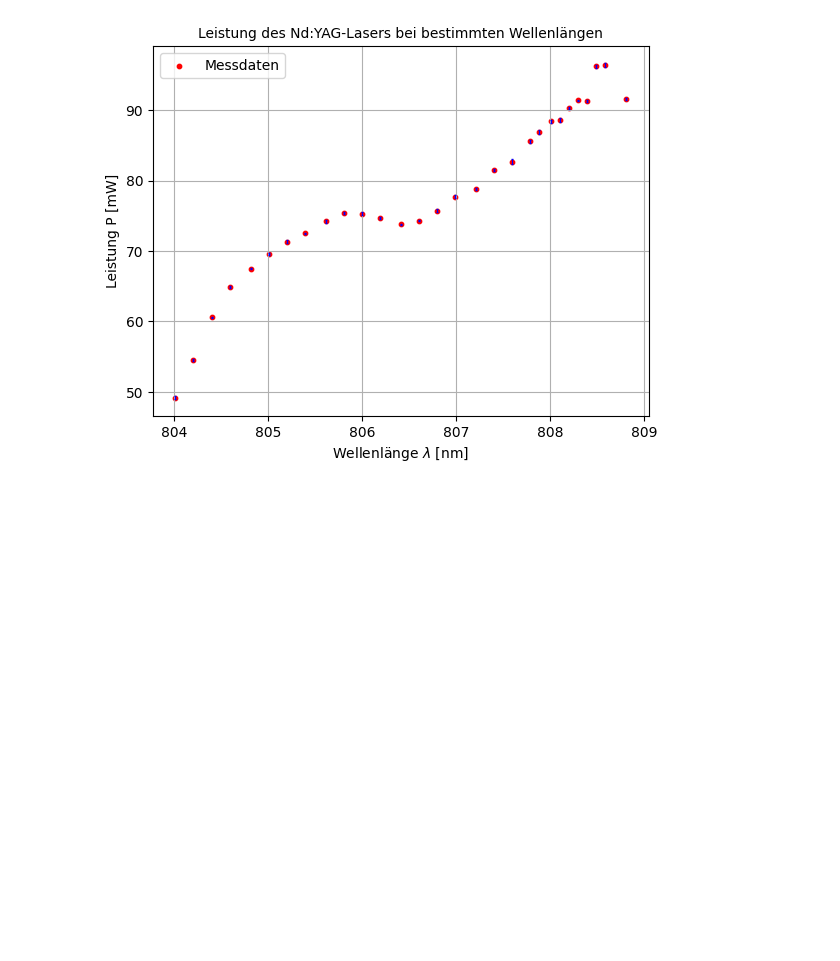
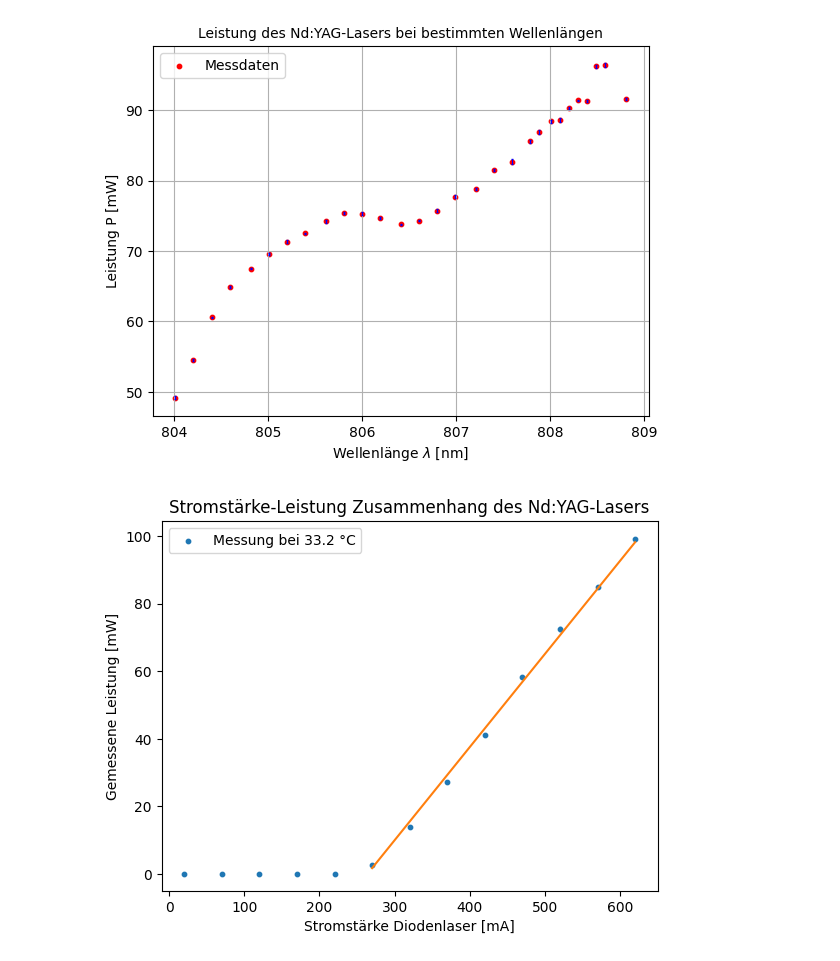
Before and after one commit to CaptainNikon/O2_Nd-YAG_Laser, a Jupyter notebook: Auswertung.ipynb, the cells around one changed output. Saved outputs shown, nothing was run; the diff lists cells and outputs as text; code cells hidden in the pictures; blank space fills up the shorter version.

```diff
--- a/Auswertung.ipynb
+++ b/Auswertung.ipynb
@@ -95,20 +87,15 @@ plt.savefig("Plots/wave_power.pdf")
 # %% [output]
 [figure]
 # %%
-plt.errorbar(lpow1[:,0],lpow1[:,1],yerr=lpow1[:,2],linestyle="",capsize=1,elinewidth=0.8)
-plt.scatter(lpow1[:,0],lpow1[:,1],s=10,label="26 °C",c="lightblue")
+plt.errorbar(ndpower[:,0],ndpower[:,1],yerr=ndpower[:,2],linestyle="",capsize=1,elinewidth=0.8)
+plt.scatter(ndpower[:,0],ndpower[:,1],s=10,label="Messung bei 33.2 °C")
 
-popt1,cov1 = soc.curve_fit(linear,lpow1[0:9,0],lpow1[0:9,1],sigma=lpow1[0:9,2])
-plt.plot(lpow1[0:9,0],popt1[0]*lpow1[0:9,0]+popt1[1],c="lightblue")
-
-plt.errorbar(lpow2[:,0],lpow2[:,1],yerr=lpow2[:,2],linestyle="",capsize=1,elinewidth=0.8)
-plt.scatter(lpow2[:,0],lpow2[:,1],s=10,label="33.2 °C",c="orange")
-
-popt2,cov2 = soc.curve_fit(linear,lpow2[4:13,0],lpow2[4:13,1],sigma=lpow2[4:13,2])
-plt.plot(lpow2[4:13,0],popt2[0]*lpow2[4:13,0]+popt2[1],c="orange")
-
+popt3,cov3 = soc.curve_fit(linear,ndpower[5:13,0],ndpower[5:13,1],sigma=ndpower[5:13,2])
+plt.plot(ndpower[5:13,0],linear(ndpower[5:13,0],*popt3))
 plt.xlabel("Stromstärke Diodenlaser [mA]")
 plt.ylabel("Gemessene Leistung [mW]")
-plt.title("Stromstärke-Leistung Zusammenhang")
+plt.title("Stromstärke-Leistung Zusammenhang des Nd:YAG-Lasers")
 plt.legend()
-plt.savefig("Plots/powerup.pdf")
+plt.savefig("Plots/powerupndy.pdf")
+# %% [output]
+[figure, added]
```
Also changed, not shown: parts of 15 cells of this notebook, 11 other files.
